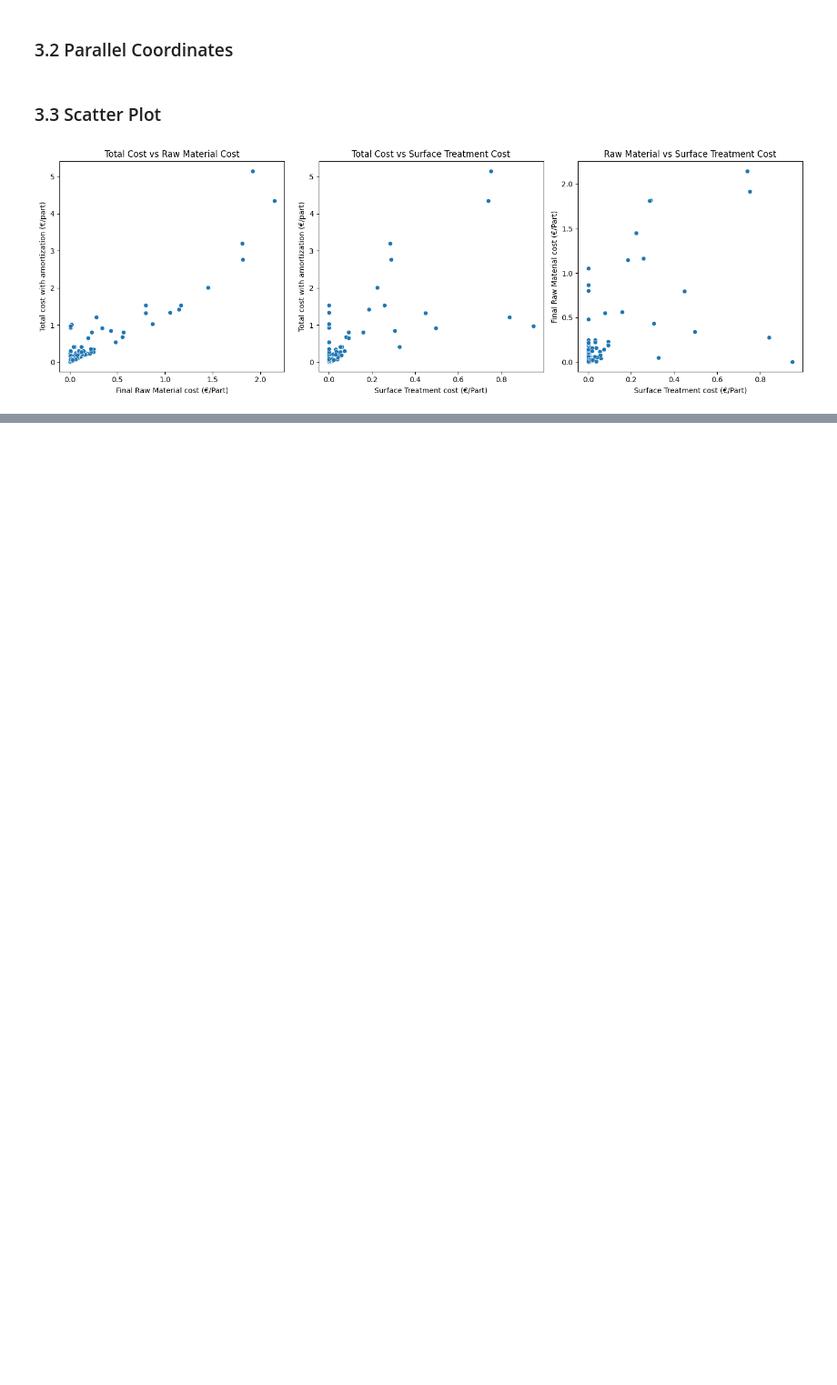
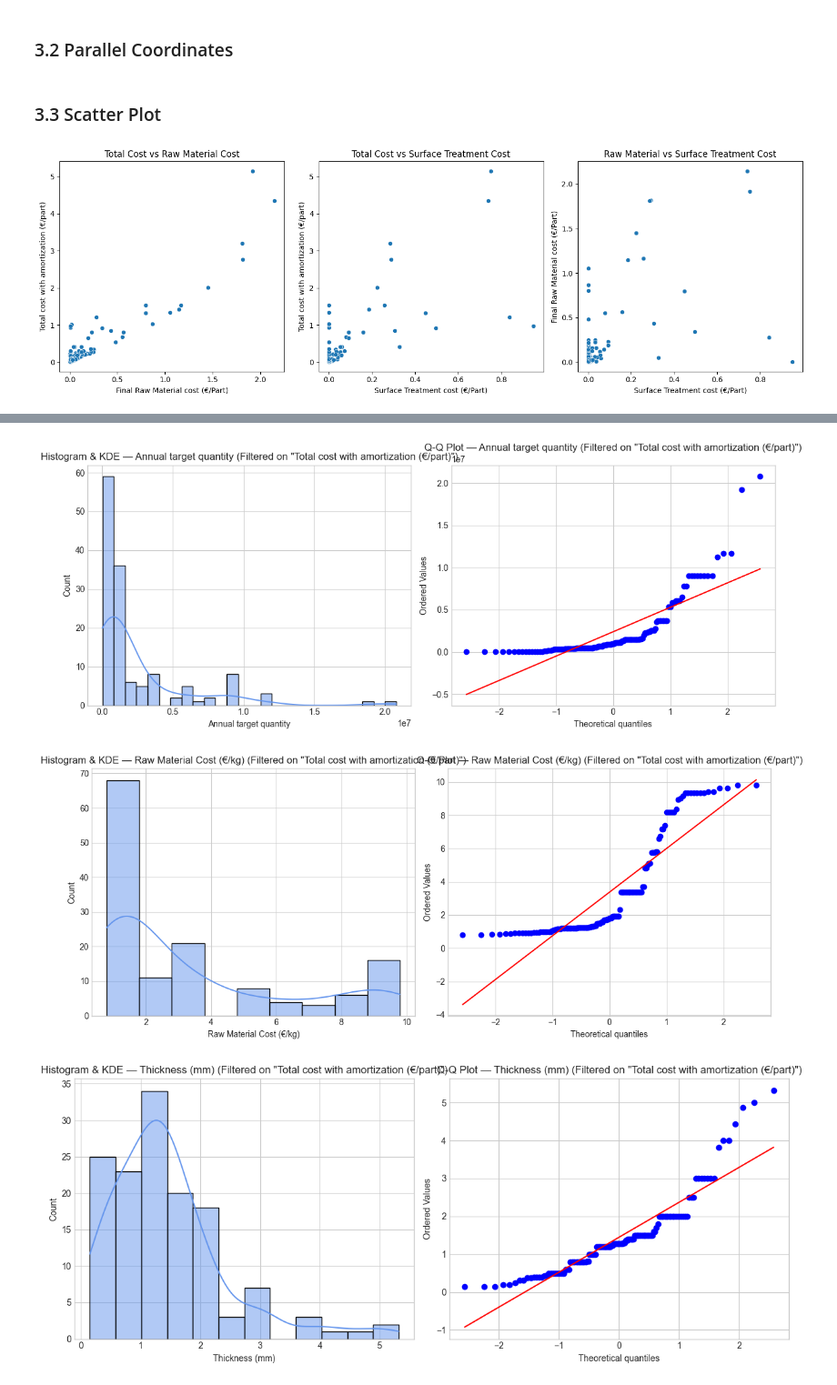
Before and after one commit to Driciotto/Cas-Fil-Rouge-, a Jupyter notebook: Data Adriano/Analysis_v0.ipynb, the cells around one changed output, grey strips where cells are left out. Shown at 91% size. Cells and saved outputs as stored; diff of their text form; code cells hidden in the pictures; blank space fills up the shorter version.

```diff
--- a/Data Adriano/Analysis_v0.ipynb
+++ b/Data Adriano/Analysis_v0.ipynb
@@ -144,0 +190,53 @@ plt.show()
+# %%
+import pandas as pd
+import matplotlib.pyplot as plt
+import seaborn as sns
+import scipy.stats as stats
+
+# Column list
+columns_of_interest = [
+    'Annual target quantity', 'Raw Material Cost (€/kg)', 'Thickness (mm)',
+    'Part Net Weight (g)', 'Gross Weight (g)', 'Final Raw Material cost (€/Part)',
+    'Surface Treatment cost (€/Part)', 'Heat Treatment cost (€/Part)',
+    'Total cost with amortization (€/part)', 'Silver foil', 'Steel part'
+]
+
+# Identify and remove outliers only based on 'Total cost with amortization (€/part)'
+outlier_col = 'Total cost with amortization (€/part)'
+
+if outlier_col not in df.columns:
+    raise ValueError(f"'{outlier_col}' not found in DataFrame.")
+
+# IQR-based outlier removal
+q1 = df[outlier_col].quantile(0.25)
+q3 = df[outlier_col].quantile(0.75)
+iqr = q3 - q1
+lower = q1 - 1.5 * iqr
+upper = q3 + 1.5 * iqr
+
+# Filter rows where 'Total cost with amortization' is not an outlier
+df_filtered = df[(df[outlier_col] >= lower) & (df[outlier_col] <= upper)]
+
+# Plot histograms + Q-Q plots for all columns of interest using the filtered data
+for col in columns_of_interest:
+    if col in df_filtered.columns:
+        data = df_filtered[col].dropna()
+
+        fig, axes = plt.subplots(1, 2, figsize=(12, 5))
+
+        # Histogram + KDE
+        sns.histplot(data, kde=True, ax=axes[0], color='cornflowerblue', edgecolor='black')
+        axes[0].set_title(f'Histogram & KDE — {col} (Filtered on "{outlier_col}")')
+
+        # Q-Q plot
+        stats.probplot(data, dist="norm", plot=axes[1])
+        axes[1].set_title(f'Q-Q Plot — {col} (Filtered on "{outlier_col}")')
+
+        plt.tight_layout()
+        plt.show()
+    else:
+        print(f"Column '{col}' not found in the DataFrame.")
+# %% [output]
+[figure, added]
+[figure, added]
+[figure, added]
```
Also changed, not shown: parts of 3 cells of this notebook, 8 other files.
